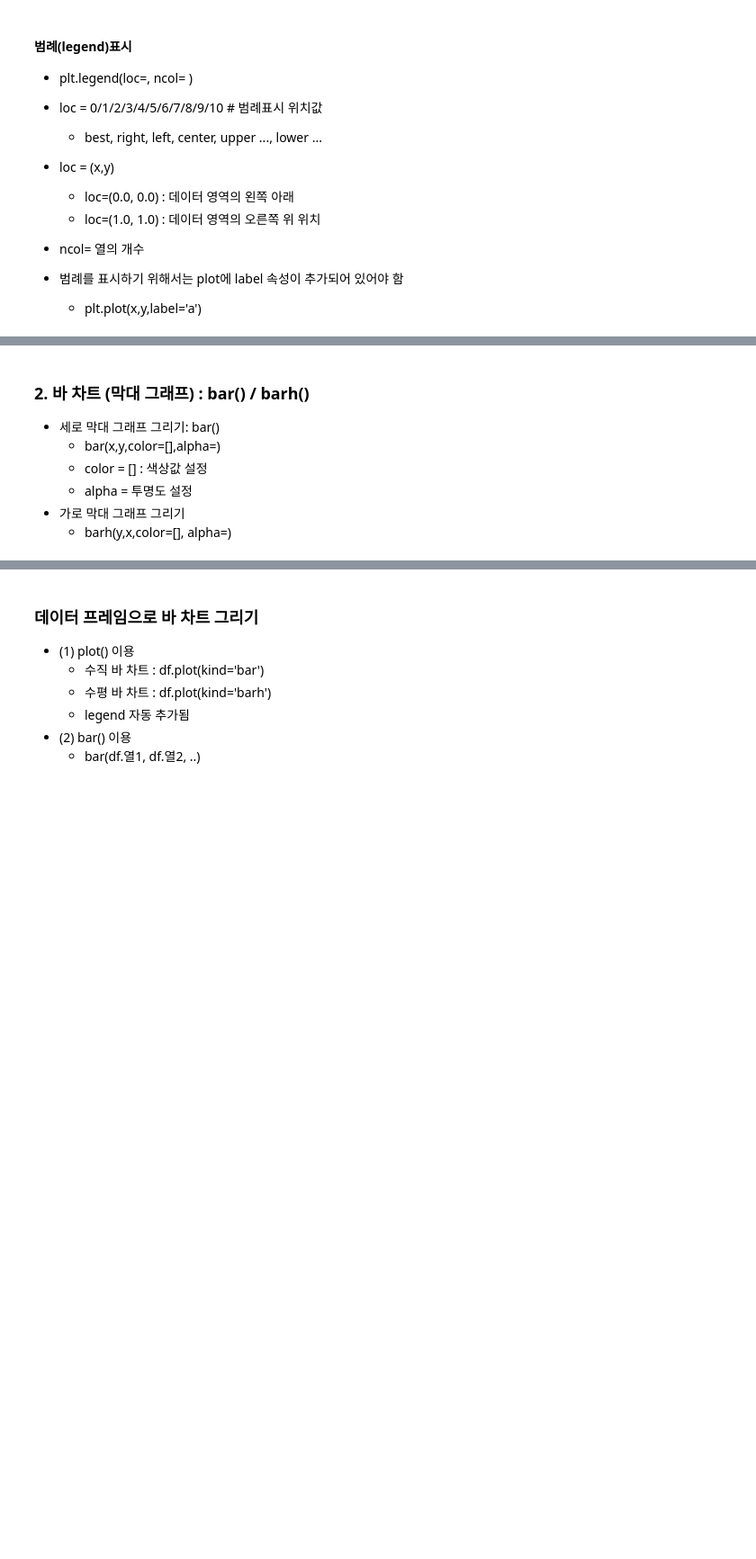
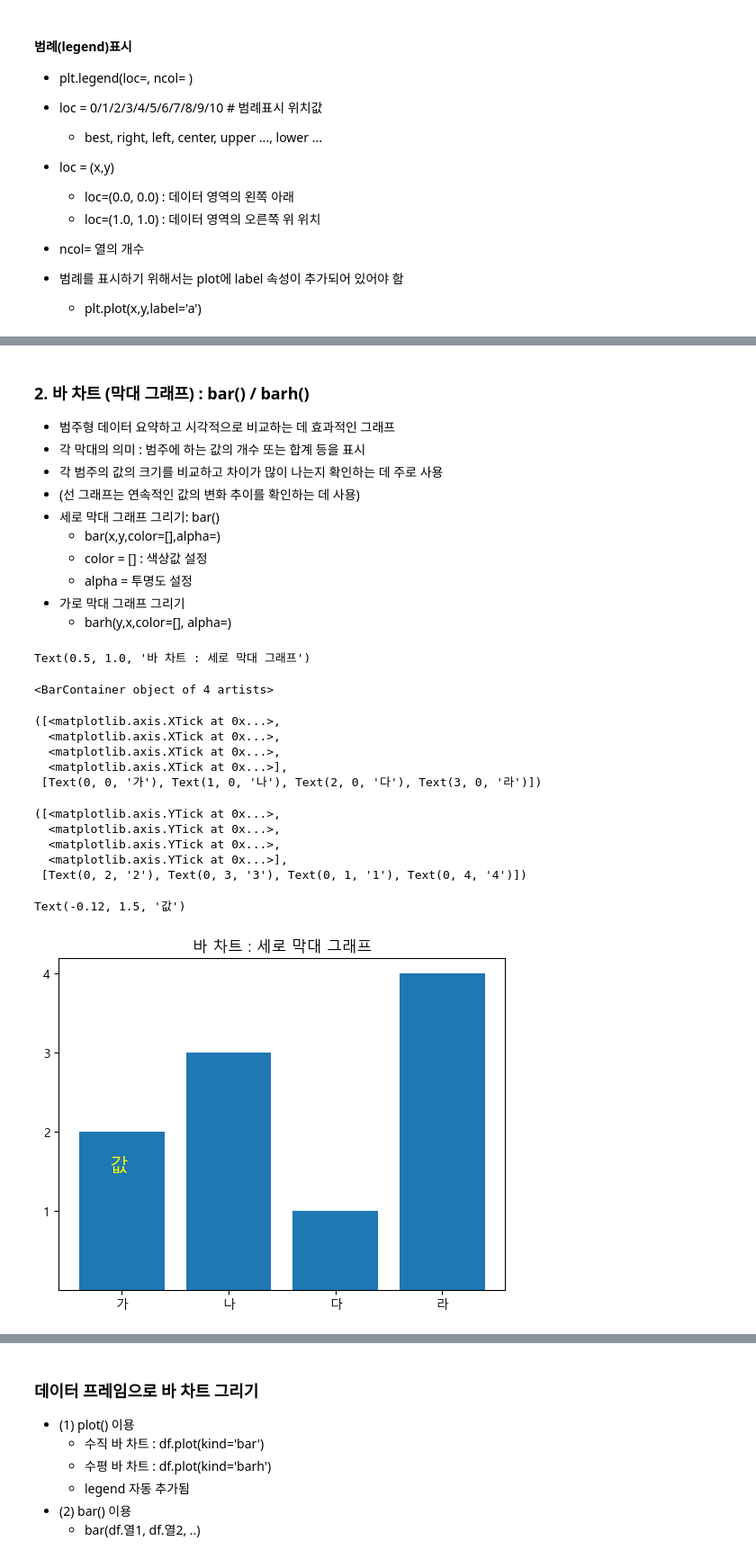
Before and after one commit to BangSungjoon/TIL, a Jupyter notebook: AIWorkspace/source_code/13_시각화 패키지 (matplotlib).ipynb, the cells around one changed output, grey strips where cells are left out. Shown at 90% size. Saved outputs shown, nothing was run; the diff lists cells and outputs as text; code cells hidden in the pictures; blank space fills up the shorter version.

```diff
--- a/AIWorkspace/source_code/13_시각화 패키지 (matplotlib).ipynb
+++ b/AIWorkspace/source_code/13_시각화 패키지 (matplotlib).ipynb
@@ -458,8 +636,44 @@ subplot() 함수 사용
 # %% [markdown]
 ### 2. 바 차트 (막대 그래프) : bar() / barh()
+- 범주형 데이터 요약하고 시각적으로 비교하는 데 효과적인 그래프
+- 각  막대의 의미 : 범주에 하는 값의 개수 또는 합계 등을 표시
+- 각 범주의 값의  크기를 비교하고 차이가 많이 나는지 확인하는 데 주로 사용
+- (선 그래프는 연속적인 값의 변화 추이를 확인하는 데 사용)
 - 세로 막대 그래프 그리기: bar()
     - bar(x,y,color=[],alpha=)
     - color = [] : 색상값 설정
     - alpha = 투명도 설정
 - 가로 막대 그래프 그리기
     - barh(y,x,color=[], alpha=)
+# %%
+# 세로 막대 그래프 : bar()
+y = [2, 3, 1, 4]
+x = np.arange(len(y)) # [0, 1, 2, 3]
+
+xlabel = ['가', '나', '다', '라']
+plt.title('바 차트 : 세로 막대 그래프')
+
+plt.bar(x, y)
+plt.xticks(x, xlabel)
+plt.yticks(y)
+
+# 막대에 텍스트 출력
+# plt.text(x축 바의 위치, y값의 위치)
+plt.text(-0.12, 1.5, '값', fontsize=15, color='yellow')
+
+plt.show()
+# %% [output]
+Text(0.5, 1.0, '바 차트 : 세로 막대 그래프')
+<BarContainer object of 4 artists>
+([<matplotlib.axis.XTick at 0x...>,
+  <matplotlib.axis.XTick at 0x...>,
+  <matplotlib.axis.XTick at 0x...>,
+  <matplotlib.axis.XTick at 0x...>],
+ [Text(0, 0, '가'), Text(1, 0, '나'), Text(2, 0, '다'), Text(3, 0, '라')])
+([<matplotlib.axis.YTick at 0x...>,
+  <matplotlib.axis.YTick at 0x...>,
+  <matplotlib.axis.YTick at 0x...>,
+  <matplotlib.axis.YTick at 0x...>],
+ [Text(0, 2, '2'), Text(0, 3, '3'), Text(0, 1, '1'), Text(0, 4, '4')])
+Text(-0.12, 1.5, '값')
+[figure, added]
```
Also changed, not shown: parts of 54 cells of this notebook, 3 other files.
